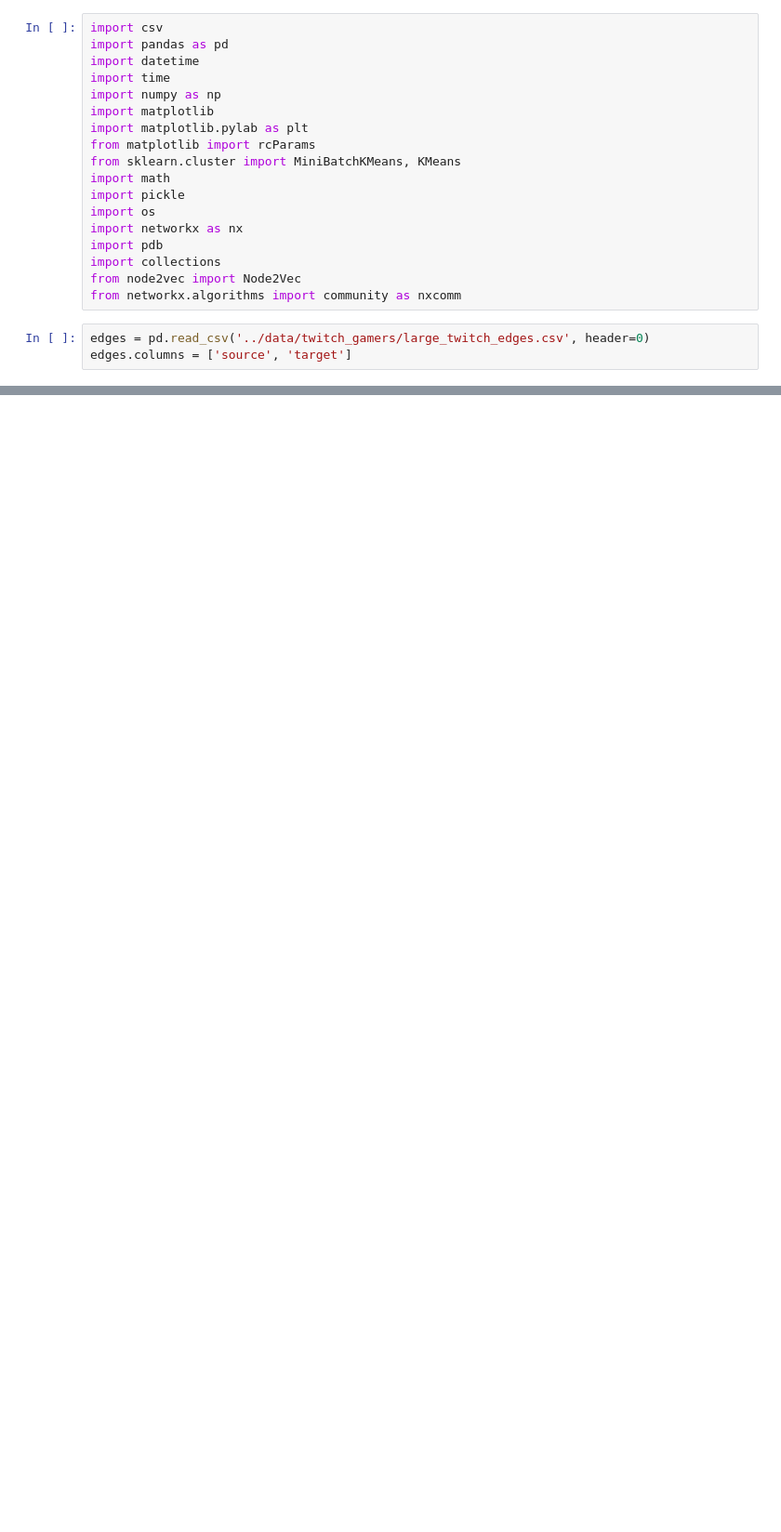
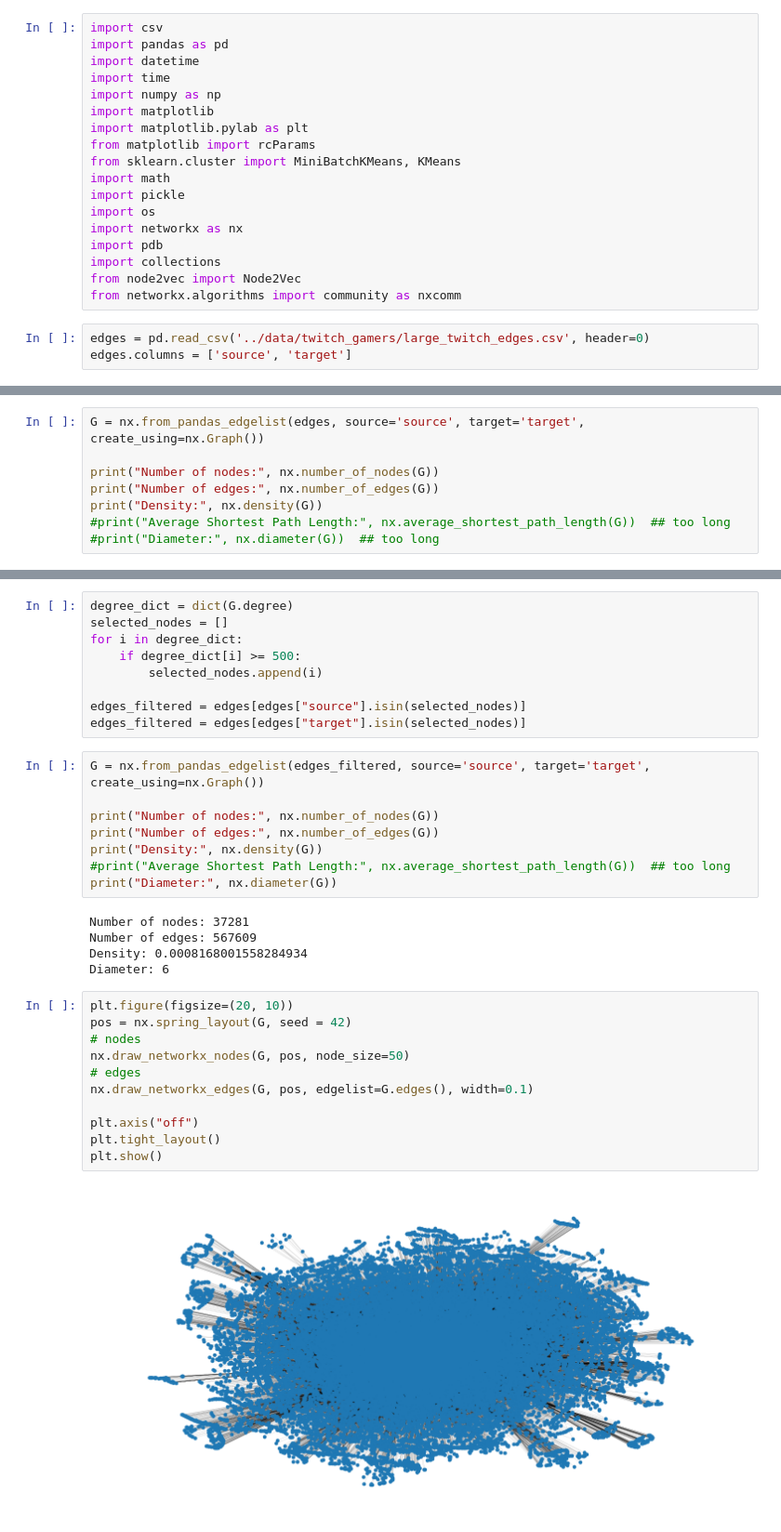
Before and after one commit to peter-nagy1/Networks-project, a Jupyter notebook: src/analysis.ipynb, the cells around one changed output, grey strips where cells are left out. Shown at 93% size. Drawn from its saved outputs; the diff is of its cells as text; blank space fills up the shorter version.

Commit message:
visualizations

```diff
--- a/src/analysis.ipynb
+++ b/src/analysis.ipynb
@@ -37,0 +22,8 @@ edges
+# %%
+G = nx.from_pandas_edgelist(edges, source='source', target='target', create_using=nx.Graph())
+
+print("Number of nodes:", nx.number_of_nodes(G))
+print("Number of edges:", nx.number_of_edges(G))
+print("Density:", nx.density(G))
+#print("Average Shortest Path Length:", nx.average_shortest_path_length(G))  ## too long
+#print("Diameter:", nx.diameter(G))  ## too long
@@ -37,0 +34,35 @@ edges
+# %%
+degree_dict = dict(G.degree)
+selected_nodes = []
+for i in degree_dict:
+    if degree_dict[i] >= 500:
+        selected_nodes.append(i)
+
+edges_filtered = edges[edges["source"].isin(selected_nodes)]
+edges_filtered = edges[edges["target"].isin(selected_nodes)]
+# %%
+G = nx.from_pandas_edgelist(edges_filtered, source='source', target='target', create_using=nx.Graph())
+
+print("Number of nodes:", nx.number_of_nodes(G))
+print("Number of edges:", nx.number_of_edges(G))
+print("Density:", nx.density(G))
+#print("Average Shortest Path Length:", nx.average_shortest_path_length(G))  ## too long
+print("Diameter:", nx.diameter(G))
+# %% [output]
+Number of nodes: 37281
+Number of edges: 567609
+Density: 0.0008168001558284934
+Diameter: 6
+# %%
+plt.figure(figsize=(20, 10))
+pos = nx.spring_layout(G, seed = 42)
+# nodes
+nx.draw_networkx_nodes(G, pos, node_size=50)
+# edges
+nx.draw_networkx_edges(G, pos, edgelist=G.edges(), width=0.1)
+
+plt.axis("off")
+plt.tight_layout()
+plt.show()
+# %% [output]
+[figure, added]
```
Also changed, not shown: parts of 10 cells of this notebook, 5 other files.
